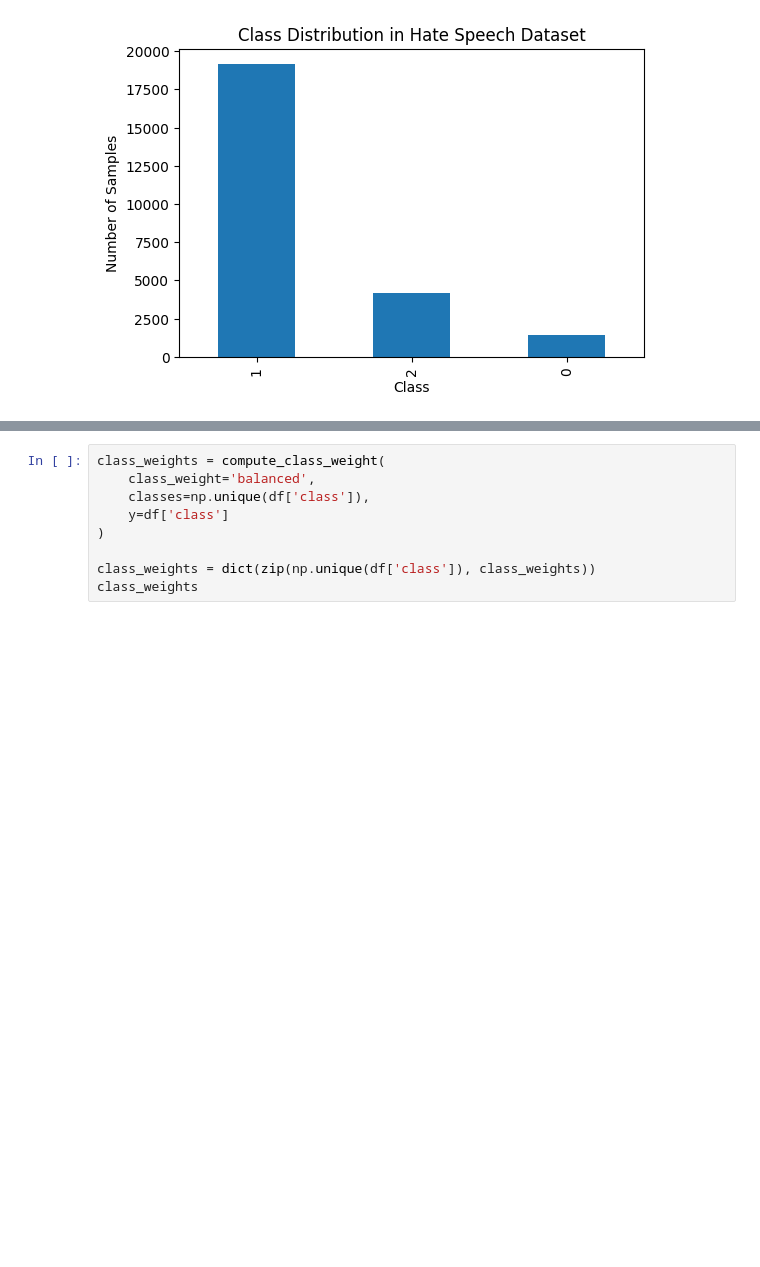
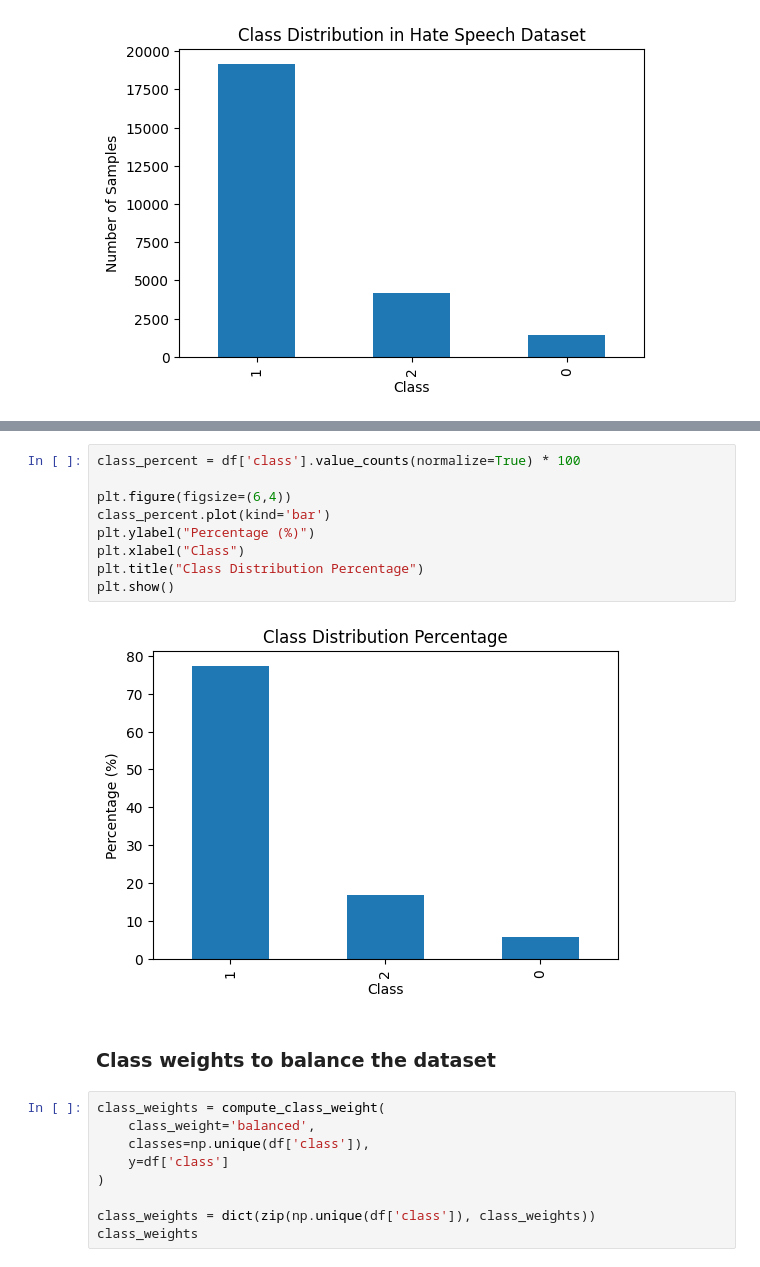
Before and after one commit to HeshamAfandi/Hate-Speech-Detection, a Jupyter notebook: notebook/hate_speech_lstm.ipynb, the cells around one changed output, grey strips where cells are left out. Saved outputs shown, nothing was run; the diff lists cells and outputs as text; blank space fills up the shorter version.

```diff
--- a/notebook/hate_speech_lstm.ipynb
+++ b/notebook/hate_speech_lstm.ipynb
@@ -74,3 +109,16 @@ plt.show()
+# %%
+class_percent = df['class'].value_counts(normalize=True) * 100
+
+plt.figure(figsize=(6,4))
+class_percent.plot(kind='bar')
+plt.ylabel("Percentage (%)")
+plt.xlabel("Class")
+plt.title("Class Distribution Percentage")
+plt.show()
+# %% [output]
+[figure, added]
+# %% [markdown]
+### Class weights to balance the dataset
 # %%
 class_weights = compute_class_weight(
     class_weight='balanced',
```
Also changed, not shown: parts of 42 cells of this notebook.
